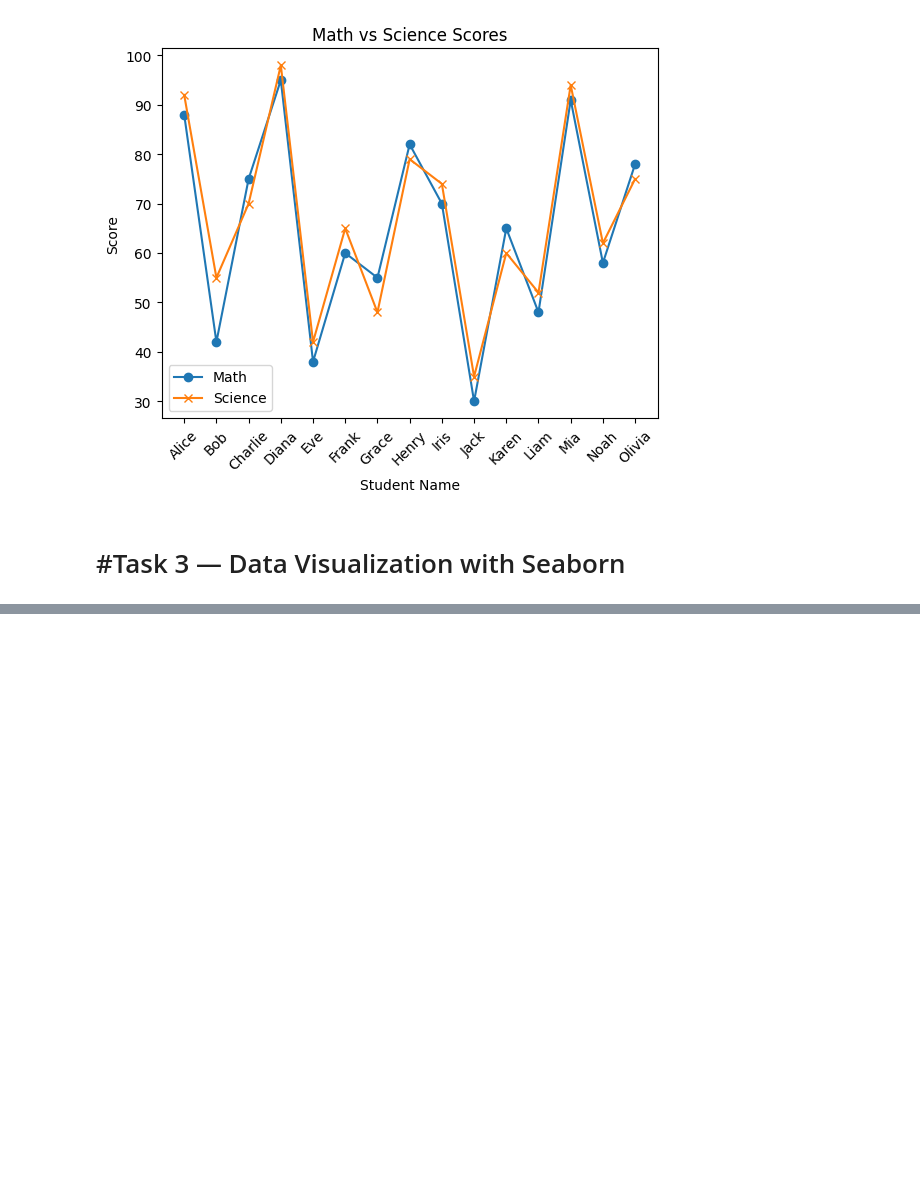
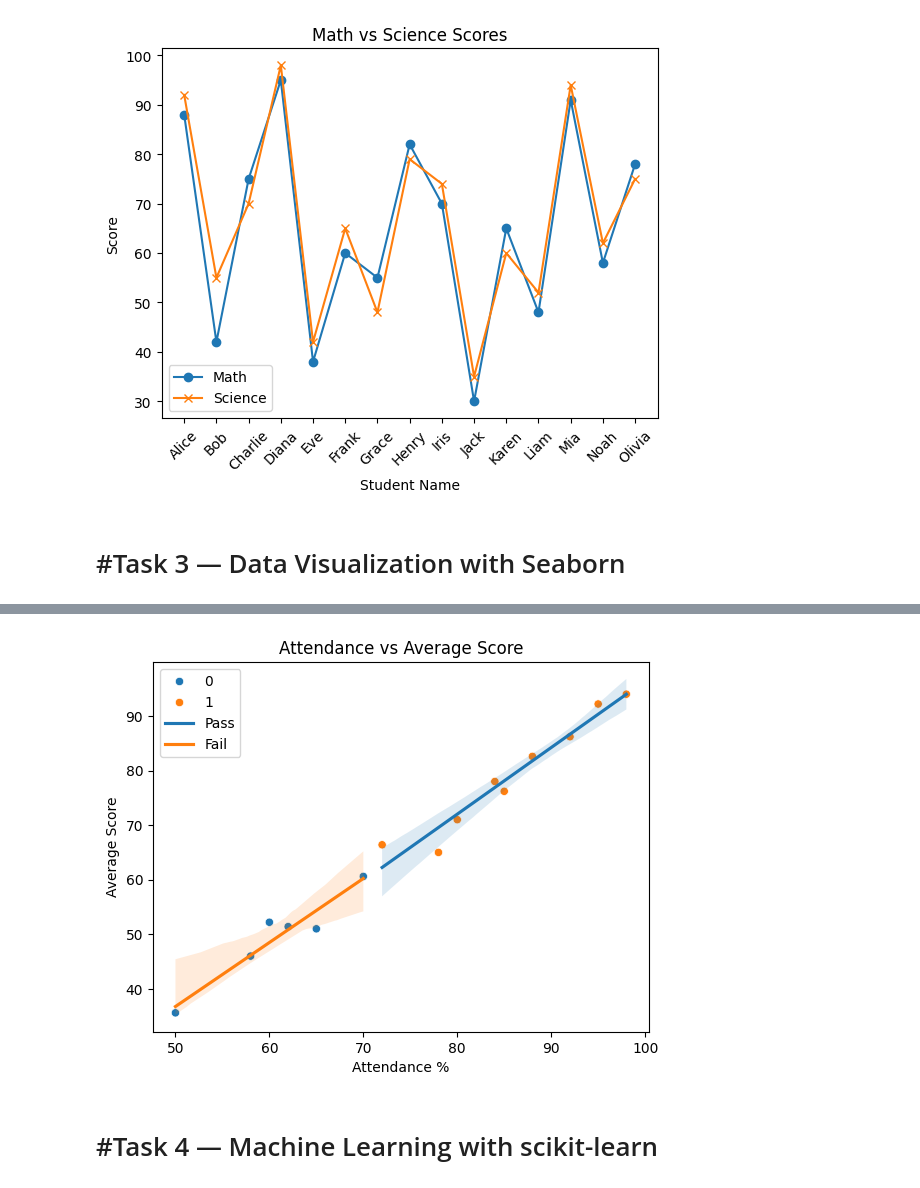
Before and after one commit to ShreyasRP94/assignment-03-Part4-bitsom_ba_2511032, a Jupyter notebook: python-assignment-part4/part4_visualization_ml.ipynb, the cells around one changed output, grey strips where cells are left out. Saved outputs shown, nothing was run; the diff lists cells and outputs as text; code cells hidden in the pictures; blank space fills up the shorter version.

```diff
--- a/python-assignment-part4/part4_visualization_ml.ipynb
+++ b/python-assignment-part4/part4_visualization_ml.ipynb
@@ -248,0 +273,35 @@ plt.show()
+# %%
+#seaborn scatter plot of attendance percentage vs average score, colored by pass/fail with regression lines
+
+plt.figure()
+
+# Scatter plot with hue
+sns.scatterplot(data=df, x='attendance_pct', y='avg_score', hue='passed')
+
+# Regression line for Pass
+sns.regplot(
+    data=df[df['passed'] == 1],
+    x='attendance_pct',
+    y='avg_score',
+    scatter=False,
+    label='Pass'
+)
+
+# Regression line for Fail
+sns.regplot(
+    data=df[df['passed'] == 0],
+    x='attendance_pct',
+    y='avg_score',
+    scatter=False,
+    label='Fail'
+)
+
+plt.title("Attendance vs Average Score")
+plt.xlabel("Attendance %")
+plt.ylabel("Average Score")
+plt.legend()
+
+plt.savefig("plot7_seaborn_scatterplot.png")
+plt.show()
+# %% [output]
+[figure, added]
@@ -248,0 +313,2 @@ plt.show()
+# %% [markdown]
+#  #Task 4 — Machine Learning with scikit-learn
```
Also changed, not shown: parts of 2 cells of this notebook, 2 other files.
